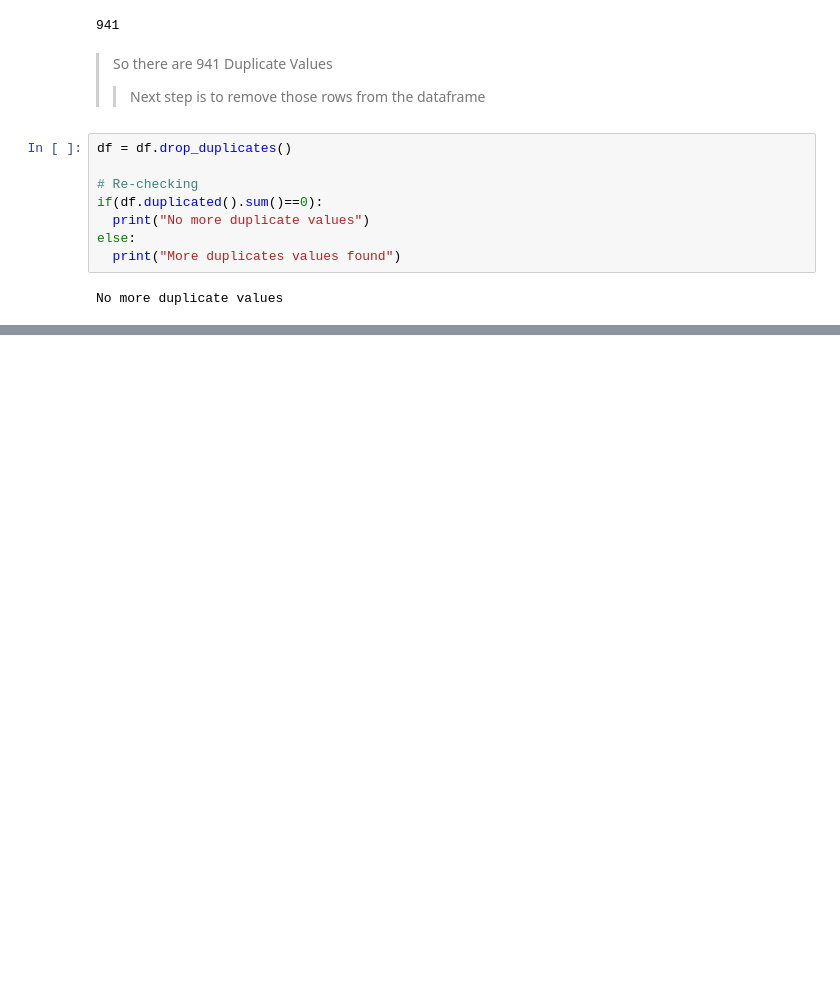
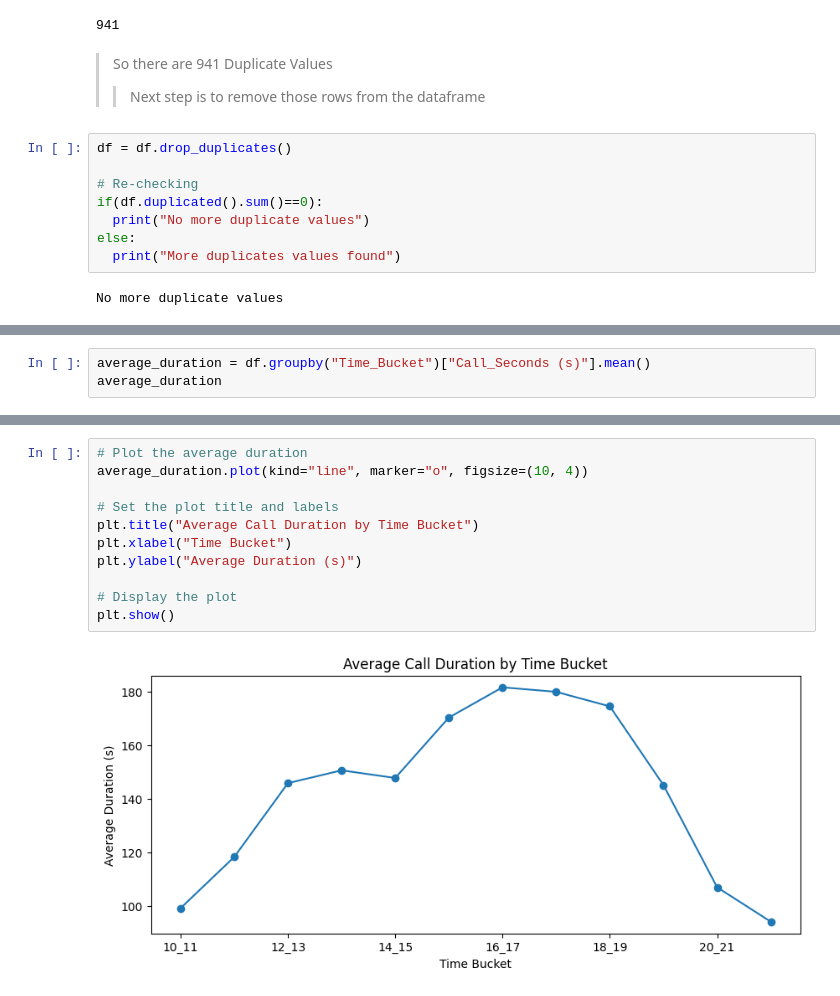
Before and after one commit to nanoCHI/Data-Analysis, a Jupyter notebook: Call_Volume_Trend_Analysis.ipynb, the cells around one changed output, grey strips where cells are left out. Drawn from its saved outputs; the diff is of its cells as text; blank space fills up the shorter version.

```diff
--- a/Call_Volume_Trend_Analysis.ipynb
+++ b/Call_Volume_Trend_Analysis.ipynb
@@ -50,0 +111,3 @@ No more duplicate values
+# %%
+average_duration = df.groupby("Time_Bucket")["Call_Seconds (s)"].mean()
+average_duration
@@ -50,0 +129,13 @@ No more duplicate values
+# %%
+# Plot the average duration
+average_duration.plot(kind="line", marker="o", figsize=(10, 4))
+
+# Set the plot title and labels
+plt.title("Average Call Duration by Time Bucket")
+plt.xlabel("Time Bucket")
+plt.ylabel("Average Duration (s)")
+
+# Display the plot
+plt.show()
+# %% [output]
+[figure, added]
```
Also changed, not shown: parts of 11 cells of this notebook.
